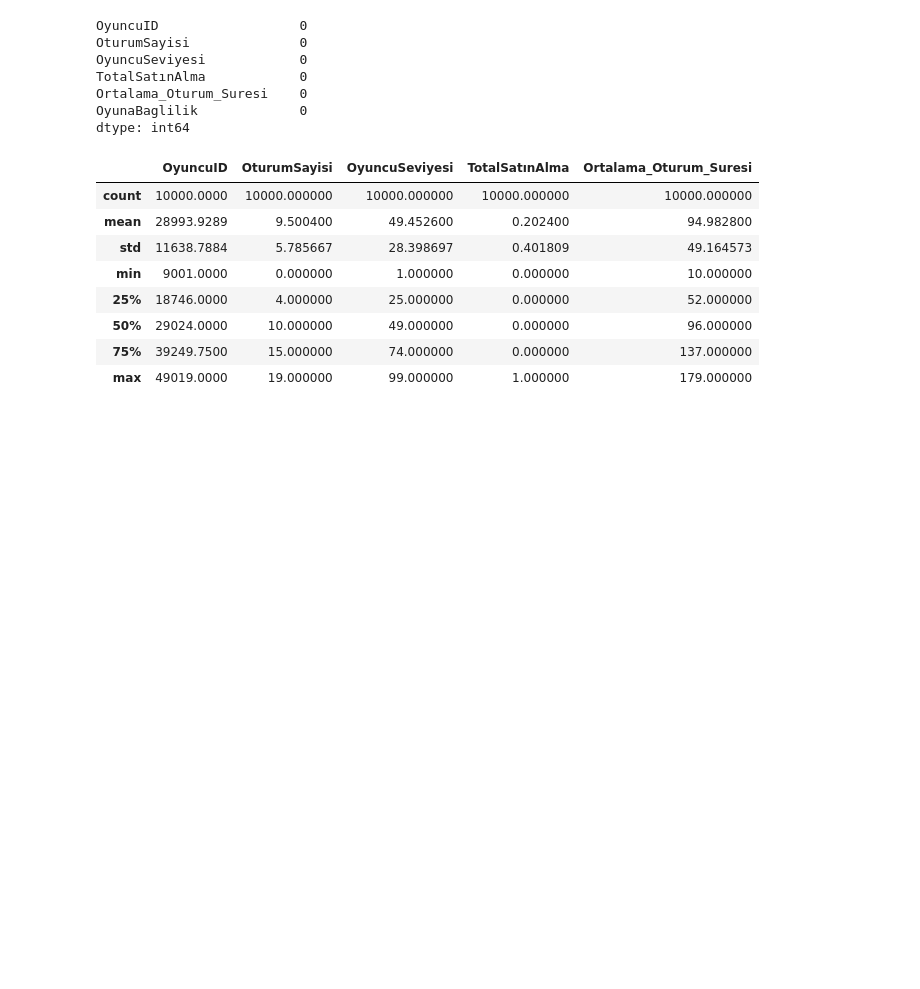
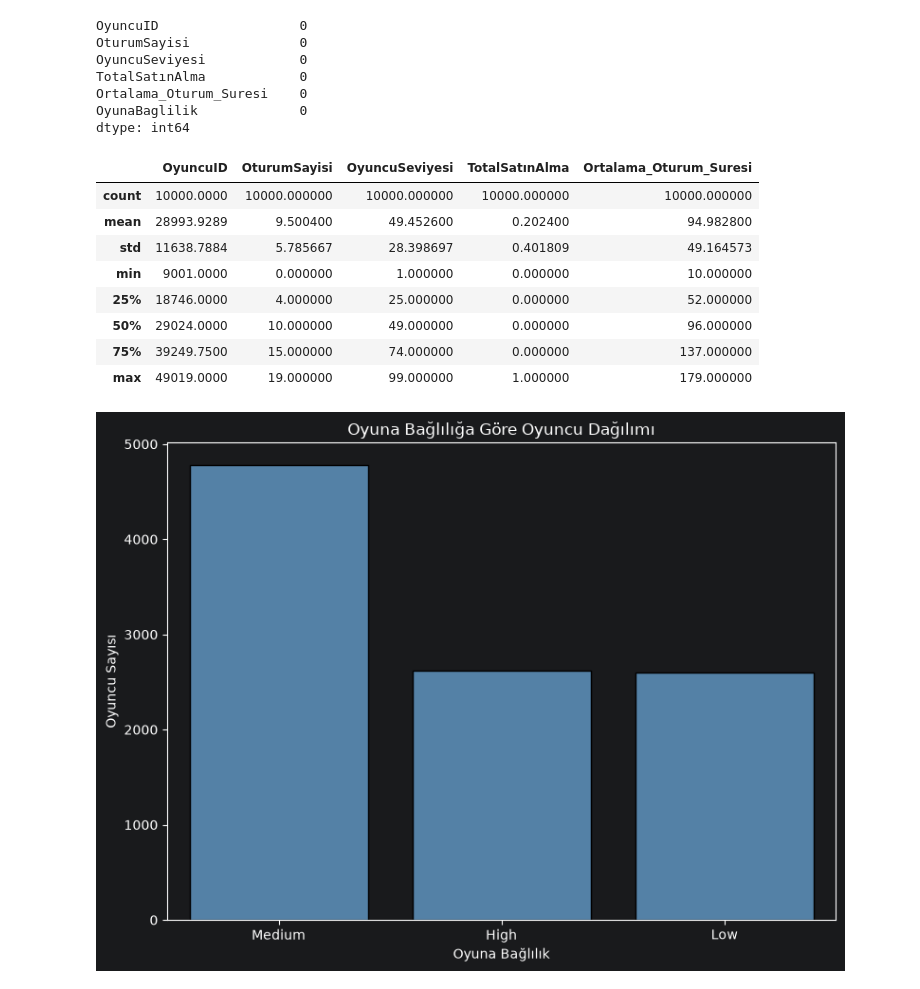
Before and after one commit to Eylulipekayd/Player-Churn-System, a Jupyter notebook: notebooks/kaggle_dataset_EDA.ipynb, the cells around one changed output. Saved outputs shown, nothing was run; the diff lists cells and outputs as text; code cells hidden in the pictures; blank space fills up the shorter version.

Commit message:
Kaggle Veri Setindeki Churn Etkisini Görebilmek İçin Grafik Kodu Eklendi

```diff
--- a/notebooks/kaggle_dataset_EDA.ipynb
+++ b/notebooks/kaggle_dataset_EDA.ipynb
@@ -32,3 +32,19 @@ df.describe()
 | 50% | 29024.0000 | 10.000000 | 49.000000 | 0.000000 | 96.000000 |
 | 75% | 39249.7500 | 15.000000 | 74.000000 | 0.000000 | 137.000000 |
 | max | 49019.0000 | 19.000000 | 99.000000 | 1.000000 | 179.000000 |
+# %%
+import pandas as pd
+import matplotlib.pyplot as plt
+import seaborn as sns
+
+df = pd.read_csv("../data/kaggle_dataset.csv")
+
+plt.figure(figsize=(8, 6))
+sns.countplot(data=df, x="OyunaBaglilik", order=df["OyunaBaglilik"].value_counts().index,color="steelblue", edgecolor="black")
+plt.title("Oyuna Bağlılığa Göre Oyuncu Dağılımı")
+plt.xlabel("Oyuna Bağlılık")
+plt.ylabel("Oyuncu Sayısı")
+plt.tight_layout()
+plt.show()
+# %% [output]
+[figure, added]
```
Also changed, not shown: parts of 2 cells of this notebook.
